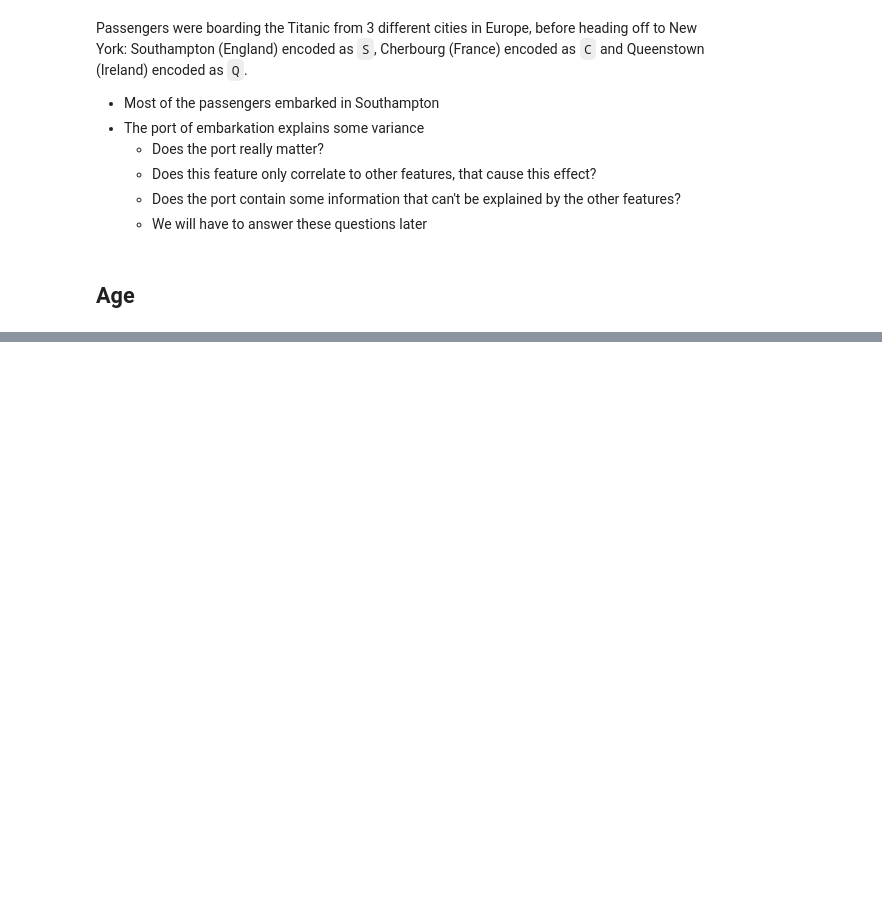
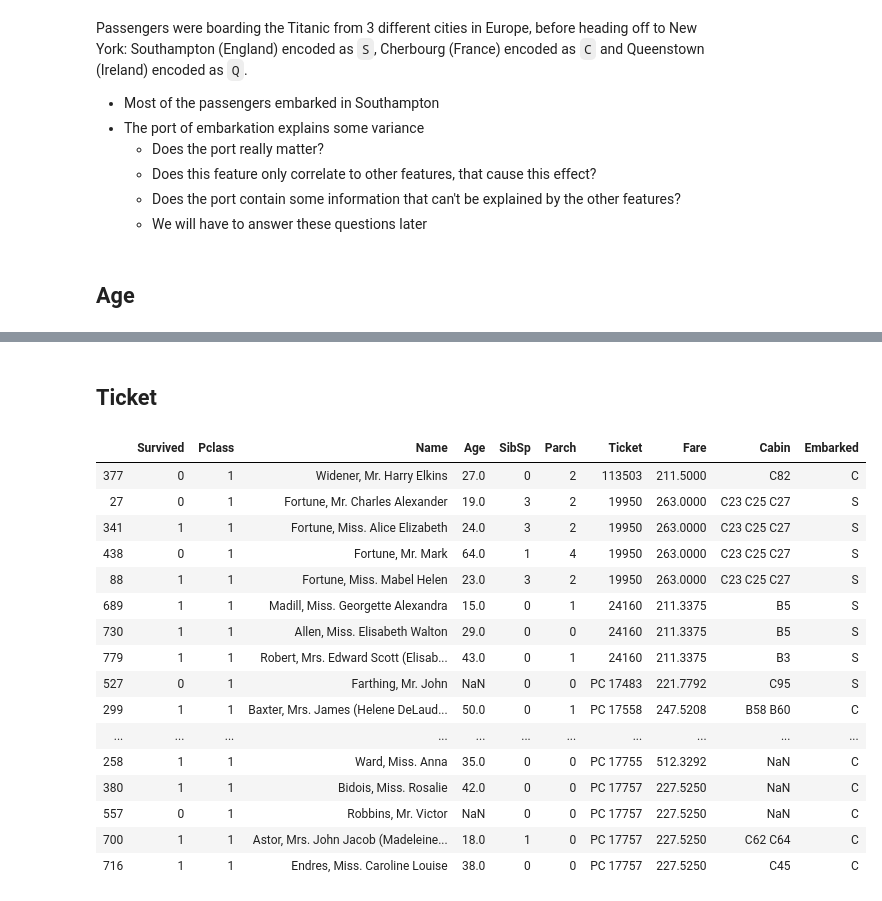
Before and after one commit to gergelyBognar/titanic, a Jupyter notebook: titanic.ipynb, the cells around one changed output, grey strips where cells are left out. Saved outputs shown, nothing was run; the diff lists cells and outputs as text; code cells hidden in the pictures; blank space fills up the shorter version.

```diff
--- a/titanic.ipynb
+++ b/titanic.ipynb
@@ -223,0 +364,3 @@ plt.legend()
+# %%
+df_train["Fare_binned_explore"] = pd.qcut(df_train["Fare_per_person"], 5)
+dependency_categorical(df_train["Fare_binned_explore"], df_train[label_name], binned=True)
@@ -223,0 +400,23 @@ plt.legend()
+# %% [markdown]
+## Ticket
+# %%
+len(df_train["Ticket"].unique())
+df_train[df_train["Fare"] > 200].sort_values("Ticket")[["Survived", "Pclass", "Name", "Age", "SibSp", "Parch", "Ticket", "Fare", "Cabin", "Embarked"]].head(20)
+# %% [output]
+|  | Survived | Pclass | Name | Age | SibSp | Parch | Ticket | Fare | Cabin | Embarked |
+| 377 | 0 | 1 | Widener, Mr. Harry Elkins | 27.0 | 0 | 2 | 113503 | 211.5000 | C82 | C |
+| 27 | 0 | 1 | Fortune, Mr. Charles Alexander | 19.0 | 3 | 2 | 19950 | 263.0000 | C23 C25 C27 | S |
+| 341 | 1 | 1 | Fortune, Miss. Alice Elizabeth | 24.0 | 3 | 2 | 19950 | 263.0000 | C23 C25 C27 | S |
+| 438 | 0 | 1 | Fortune, Mr. Mark | 64.0 | 1 | 4 | 19950 | 263.0000 | C23 C25 C27 | S |
+| 88 | 1 | 1 | Fortune, Miss. Mabel Helen | 23.0 | 3 | 2 | 19950 | 263.0000 | C23 C25 C27 | S |
+| 689 | 1 | 1 | Madill, Miss. Georgette Alexandra | 15.0 | 0 | 1 | 24160 | 211.3375 | B5 | S |
+| 730 | 1 | 1 | Allen, Miss. Elisabeth Walton | 29.0 | 0 | 0 | 24160 | 211.3375 | B5 | S |
+| 779 | 1 | 1 | Robert, Mrs. Edward Scott (Elisab... | 43.0 | 0 | 1 | 24160 | 211.3375 | B3 | S |
+| 527 | 0 | 1 | Farthing, Mr. John | NaN | 0 | 0 | PC 17483 | 221.7792 | C95 | S |
+| 299 | 1 | 1 | Baxter, Mrs. James (Helene DeLaud... | 50.0 | 0 | 1 | PC 17558 | 247.5208 | B58 B60 | C |
+| ... | ... | ... | ... | ... | ... | ... | ... | ... | ... | ... |
+| 258 | 1 | 1 | Ward, Miss. Anna | 35.0 | 0 | 0 | PC 17755 | 512.3292 | NaN | C |
+| 380 | 1 | 1 | Bidois, Miss. Rosalie | 42.0 | 0 | 0 | PC 17757 | 227.5250 | NaN | C |
+| 557 | 0 | 1 | Robbins, Mr. Victor | NaN | 0 | 0 | PC 17757 | 227.5250 | NaN | C |
+| 700 | 1 | 1 | Astor, Mrs. John Jacob (Madeleine... | 18.0 | 1 | 0 | PC 17757 | 227.5250 | C62 C64 | C |
+| 716 | 1 | 1 | Endres, Miss. Caroline Louise | 38.0 | 0 | 0 | PC 17757 | 227.5250 | C45 | C |
```
Also changed, not shown: parts of 23 cells of this notebook.
